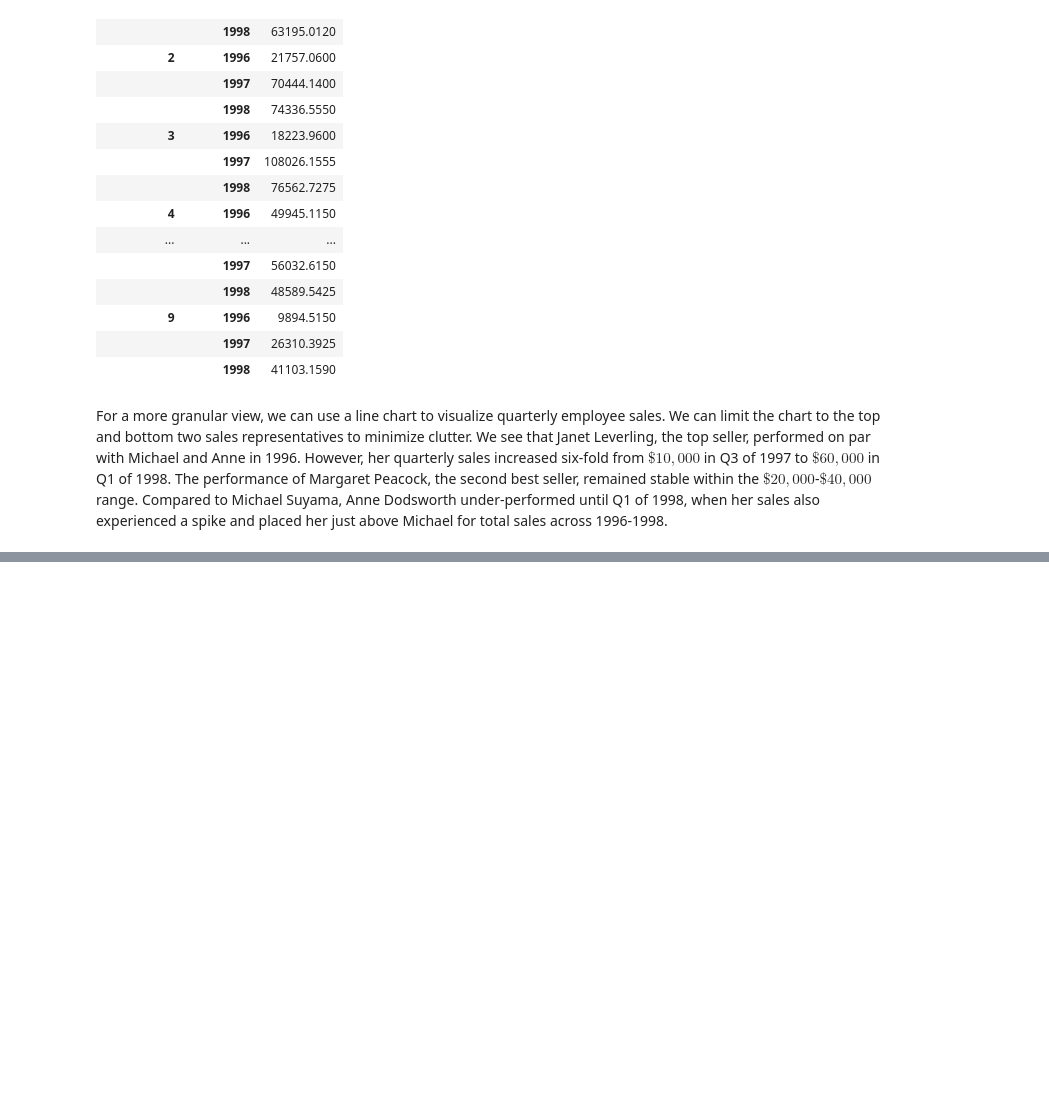
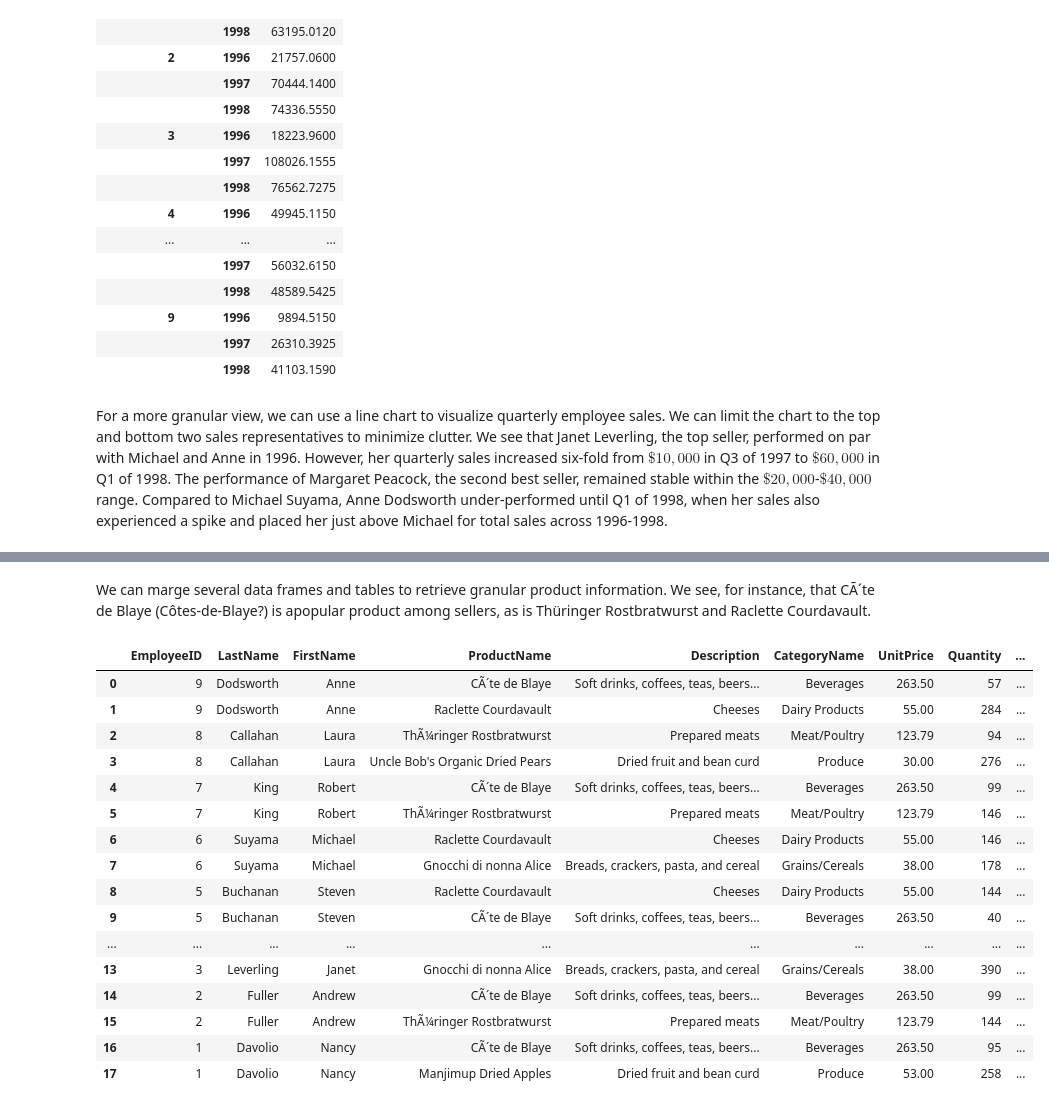
Before and after one commit to xaviergenelin/Big-Data-Project, a Jupyter notebook: Group_13_Part_2.ipynb, the cells around one changed output, grey strips where cells are left out. Drawn from its saved outputs; the diff is of its cells as text; code cells hidden in the pictures; blank space fills up the shorter version.

```diff
--- a/Group_13_Part_2.ipynb
+++ b/Group_13_Part_2.ipynb
@@ -164,0 +183,11 @@ plt.legend(["Janet Leverling", "Margaret Peacock", "Michael Suyama", "Anne Dodsw
+# %%
+# Group by EmployeeID and ProductID, then sort in descending order
+# based on total sales
+product_sales = orders_per_employee[["EmployeeID", "ProductID", "Quantity", "TotalSale"]]\
+            .groupby(["EmployeeID", "ProductID"]) \
+            .sum("TotalSale") \
+            .sort_values(by=["EmployeeID", "TotalSale"], ascending=False).reset_index()
+
+# View the top 2 ProductIDs sold by each sales representatives
+top_products_sold = product_sales.groupby("EmployeeID").head(2)
+top_products_sold
@@ -164,0 +212,44 @@ plt.legend(["Janet Leverling", "Margaret Peacock", "Michael Suyama", "Anne Dodsw
+# %% [markdown]
+We can marge several data frames and tables to retrieve granular product information. We see, for instance, that CÃ´te de Blaye (Côtes-de-Blaye?) is apopular product among sellers, as is Thüringer Rostbratwurst and Raclette Courdavault.
+# %%
+# Retrieve ProductName and CategoryID
+product_sales = pd.merge(
+    left = top_products_sold,
+    right = pd.read_sql("SELECT ProductID, ProductName, UnitPrice, CategoryID FROM Products", con),
+    how = "left",
+    on = "ProductID")
+
+# Retrieve categories, descriptions
+descriptive_product_sales = pd.merge(
+    left = product_sales,
+    right = pd.read_sql("SELECT CategoryID, CategoryName, Description FROM Categories", con),
+    how = "left",
+    on = "CategoryID")
+
+# Retrieve sales representative names
+named_product_sales = pd.merge(
+    left = descriptive_product_sales,
+    right = pd.read_sql("SELECT LastName, FirstName, EmployeeID FROM Employees", con),
+    how = "left",
+    on = "EmployeeID")
+
+# Filter columns for better presentability
+named_product_sales[["EmployeeID", "LastName", "FirstName", "ProductName", "Description", "CategoryName", "UnitPrice", "Quantity", "TotalSale"]]
+# %% [output]
+|  | EmployeeID | LastName | FirstName | ProductName | Description | CategoryName | UnitPrice | Quantity | ... |
+| 0 | 9 | Dodsworth | Anne | CÃ´te de Blaye | Soft drinks, coffees, teas, beers... | Beverages | 263.50 | 57 | ... |
+| 1 | 9 | Dodsworth | Anne | Raclette Courdavault | Cheeses | Dairy Products | 55.00 | 284 | ... |
+| 2 | 8 | Callahan | Laura | ThÃ¼ringer Rostbratwurst | Prepared meats | Meat/Poultry | 123.79 | 94 | ... |
+| 3 | 8 | Callahan | Laura | Uncle Bob's Organic Dried Pears | Dried fruit and bean curd | Produce | 30.00 | 276 | ... |
+| 4 | 7 | King | Robert | CÃ´te de Blaye | Soft drinks, coffees, teas, beers... | Beverages | 263.50 | 99 | ... |
+| 5 | 7 | King | Robert | ThÃ¼ringer Rostbratwurst | Prepared meats | Meat/Poultry | 123.79 | 146 | ... |
+| 6 | 6 | Suyama | Michael | Raclette Courdavault | Cheeses | Dairy Products | 55.00 | 146 | ... |
+| 7 | 6 | Suyama | Michael | Gnocchi di nonna Alice | Breads, crackers, pasta, and cereal | Grains/Cereals | 38.00 | 178 | ... |
+| 8 | 5 | Buchanan | Steven | Raclette Courdavault | Cheeses | Dairy Products | 55.00 | 144 | ... |
+| 9 | 5 | Buchanan | Steven | CÃ´te de Blaye | Soft drinks, coffees, teas, beers... | Beverages | 263.50 | 40 | ... |
+| ... | ... | ... | ... | ... | ... | ... | ... | ... | ... |
+| 13 | 3 | Leverling | Janet | Gnocchi di nonna Alice | Breads, crackers, pasta, and cereal | Grains/Cereals | 38.00 | 390 | ... |
+| 14 | 2 | Fuller | Andrew | CÃ´te de Blaye | Soft drinks, coffees, teas, beers... | Beverages | 263.50 | 99 | ... |
+| 15 | 2 | Fuller | Andrew | ThÃ¼ringer Rostbratwurst | Prepared meats | Meat/Poultry | 123.79 | 144 | ... |
+| 16 | 1 | Davolio | Nancy | CÃ´te de Blaye | Soft drinks, coffees, teas, beers... | Beverages | 263.50 | 95 | ... |
+| 17 | 1 | Davolio | Nancy | Manjimup Dried Apples | Dried fruit and bean curd | Produce | 53.00 | 258 | ... |
```
Also changed, not shown: parts of 7 cells of this notebook.
